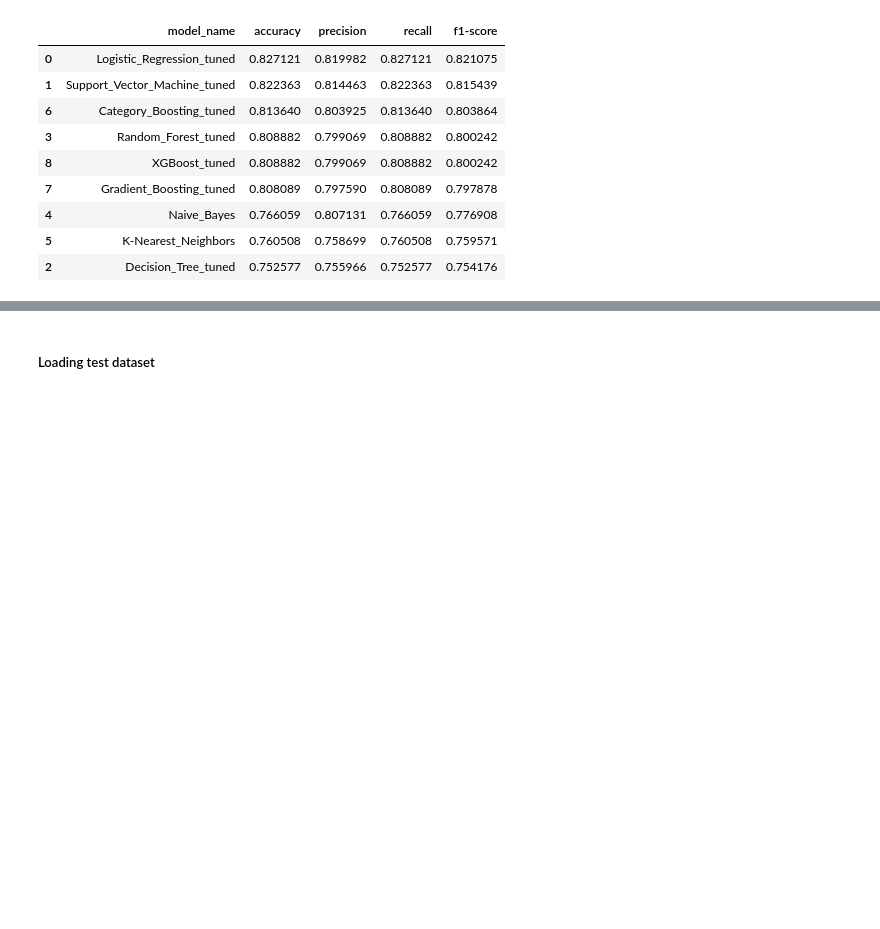
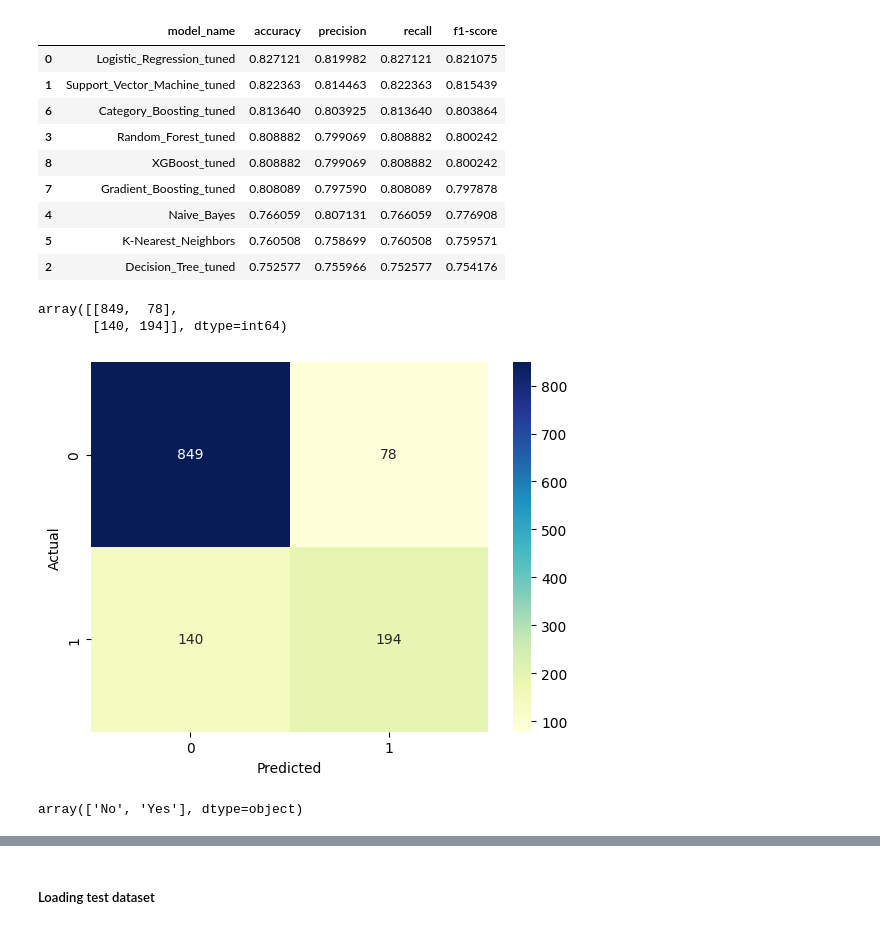
Before and after one commit to damzking/telco_churn-, a Jupyter notebook: LP2_telco_churn.ipynb, the cells around one changed output, grey strips where cells are left out. Cells and saved outputs as stored; diff of their text form; code cells hidden in the pictures; blank space fills up the shorter version.

```diff
--- a/LP2_telco_churn.ipynb
+++ b/LP2_telco_churn.ipynb
@@ -1591,11 +1594,14 @@ for model_name, model in models.items():
 
 # Define parameter grids for each model
 param_grids = {
-    'Logistic_Regression': {'logistic_regression__C': [10, 100, 200, 300]},
+    'Logistic_Regression': {
+            'logistic_regression__C': [100],
+            },
     'Support_Vector_Machine': {'support_vector_machine__C': [1]},
     'Decision_Tree': {'decision_tree__max_depth': [2, 5, 10]},
     'Random_Forest': {'random_forest__n_estimators': [200, 300, 400], 'random_forest__max_depth': [10, 20, 30]},
-    'Category_Boosting': {'category_boosting__learning_rate': [0.1, 1, 10], 'category_boosting__depth': [5], 'category_boosting__iterations': [100, 200, 300]},
+    'Category_Boosting': {'category_boosting__learning_rate': [0.1, 1, 10], 'category_boosting__depth': [5],
+                        'category_boosting__iterations': [100, 200, 300]},
     'Gradient_Boosting': {'gradient_boosting__n_estimators': [100], 'gradient_boosting__max_depth': [2, 3]},
     'XGBoost': {'xgboost__n_estimators': [30, 40, 50], 'xgboost__max_depth': [2, 3]}
 
@@ -1726,7 +1732,8 @@ tuned_models['XGBoost_tuned']= XGBClassifier(
 # %%
 # Creating Pipeline
 
-all_pipelines = {}
+all_pipelines_b = {}
+all_confusion_matrices_b = {}
 
 metric_table=pd.DataFrame(columns=['model_name', 'accuracy', 'precision', 'recall', 'f1-score'])
 
@@ -1734,13 +1741,18 @@ for model_name, classifier in tuned_models.items():
     final_pipeline = ImbPipeline(steps=[
         ('preprocessor', preprocessor),
         ('smote', SMOTE(random_state=5)),
+        ('feature_selection', feature_selection),
         ('classifier', classifier)
     ])
 
     final_pipeline.fit(X_train, y_train_encode)
-    all_pipelines[model_name] = final_pipeline
+    all_pipelines_b[model_name] = final_pipeline
 
     y_pred=final_pipeline.predict(X_eval)
+
+    conf_matrix = confusion_matrix(y_eval_encode, y_pred)
+
+    all_confusion_matrices_b[model_name]=conf_matrix
 
     metrics= classification_report(y_eval_encode, y_pred, output_dict=True)
 
@@ -1769,12 +1781,13 @@ metric_table.sort_values(by='f1-score', ascending=False)
 # Creating Pipeline
 
 all_pipelines = {}
-
+all_confusion_matrices = {}
 metric_table=pd.DataFrame(columns=['model_name', 'accuracy', 'precision', 'recall', 'f1-score'])
 
 for model_name, classifier in tuned_models.items():
     final_pipeline = ImbPipeline(steps=[
         ('preprocessor', preprocessor),
+        ('feature_selection', feature_selection),
         ('classifier', classifier)
     ])
 
@@ -1782,6 +1795,11 @@ for model_name, classifier in tuned_models.items():
     all_pipelines[model_name] = final_pipeline
 
     y_pred=final_pipeline.predict(X_eval)
+
+    conf_matrix = confusion_matrix(y_eval_encode, y_pred)
+
+    all_confusion_matrices[model_name]=conf_matrix
+
 
     metrics= classification_report(y_eval_encode, y_pred, output_dict=True)
 
@@ -1804,3 +1822,20 @@ metric_table.sort_values(by='f1-score', ascending=False)
 | 4 | Naive_Bayes | 0.766059 | 0.807131 | 0.766059 | 0.776908 |
 | 5 | K-Nearest_Neighbors | 0.760508 | 0.758699 | 0.760508 | 0.759571 |
 | 2 | Decision_Tree_tuned | 0.752577 | 0.755966 | 0.752577 | 0.754176 |
+# %%
+cm_logreg = all_confusion_matrices['Logistic_Regression_tuned']
+cm_logreg
+# %% [output]
+array([[849,  78],
+       [140, 194]], dtype=int64)
+# %%
+sns.heatmap(cm_logreg, annot=True , fmt = 'd', cmap="YlGnBu")
+plt.xlabel('Predicted')
+plt.ylabel('Actual')
+plt.show()
+# %% [output]
+[figure, added]
+# %%
+encoder.classes_
+# %% [output]
+array(['No', 'Yes'], dtype=object)
```
Also changed, not shown: parts of 12 cells of this notebook, 4 other files.
